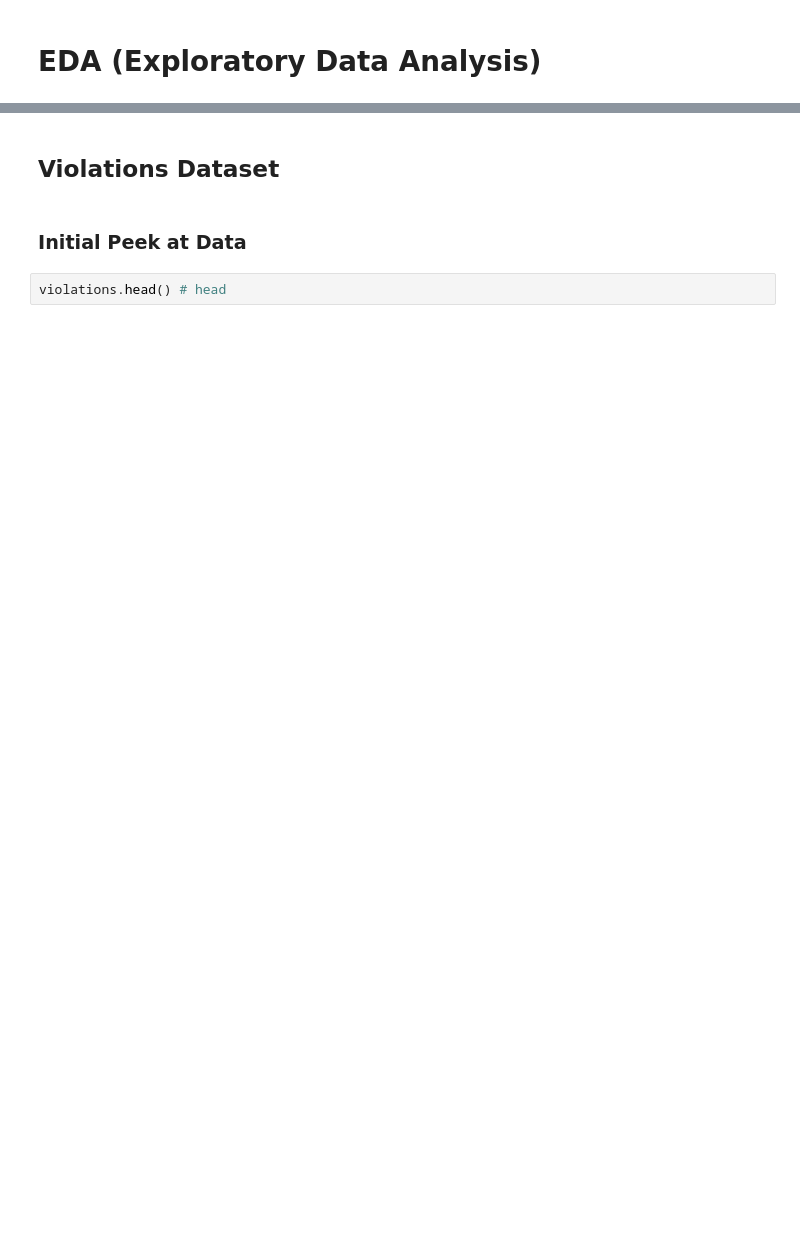
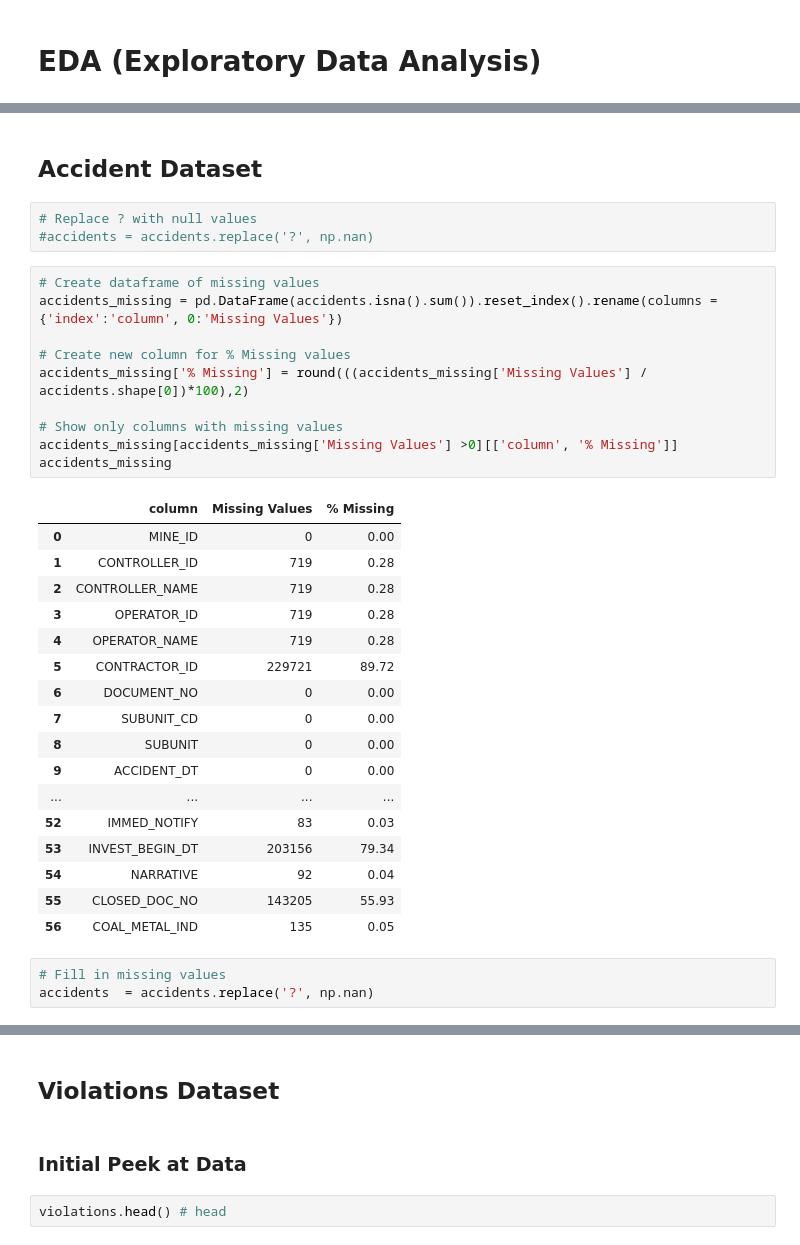
Before and after one commit to hdavis-sandiego/ADS-capstone, a Jupyter notebook: Capstone - Load and EDA.ipynb, the cells around one changed output, grey strips where cells are left out. Cells and saved outputs as stored; diff of their text form; blank space fills up the shorter version.

```diff
--- a/Capstone - Load and EDA.ipynb
+++ b/Capstone - Load and EDA.ipynb
@@ -101,0 +237,36 @@ mines = pd.read_csv('Mines.txt', sep= '|', encoding = 'latin-1')
+# %% [markdown]
+## Accident Dataset
+# %%
+# Replace ? with null values
+#accidents = accidents.replace('?', np.nan)
+# %%
+# Create dataframe of missing values
+accidents_missing = pd.DataFrame(accidents.isna().sum()).reset_index().rename(columns = {'index':'column', 0:'Missing Values'})
+
+# Create new column for % Missing values
+accidents_missing['% Missing'] = round(((accidents_missing['Missing Values'] / accidents.shape[0])*100),2)
+
+# Show only columns with missing values
+accidents_missing[accidents_missing['Missing Values'] >0][['column', '% Missing']]
+accidents_missing
+# %% [output]
+|  | column | Missing Values | % Missing |
+| 0 | MINE_ID | 0 | 0.00 |
+| 1 | CONTROLLER_ID | 719 | 0.28 |
+| 2 | CONTROLLER_NAME | 719 | 0.28 |
+| 3 | OPERATOR_ID | 719 | 0.28 |
+| 4 | OPERATOR_NAME | 719 | 0.28 |
+| 5 | CONTRACTOR_ID | 229721 | 89.72 |
+| 6 | DOCUMENT_NO | 0 | 0.00 |
+| 7 | SUBUNIT_CD | 0 | 0.00 |
+| 8 | SUBUNIT | 0 | 0.00 |
+| 9 | ACCIDENT_DT | 0 | 0.00 |
+| ... | ... | ... | ... |
+| 52 | IMMED_NOTIFY | 83 | 0.03 |
+| 53 | INVEST_BEGIN_DT | 203156 | 79.34 |
+| 54 | NARRATIVE | 92 | 0.04 |
+| 55 | CLOSED_DOC_NO | 143205 | 55.93 |
+| 56 | COAL_METAL_IND | 135 | 0.05 |
+# %%
+# Fill in missing values
+accidents  = accidents.replace('?', np.nan)
```
Also changed, not shown: parts of 21 cells of this notebook.
